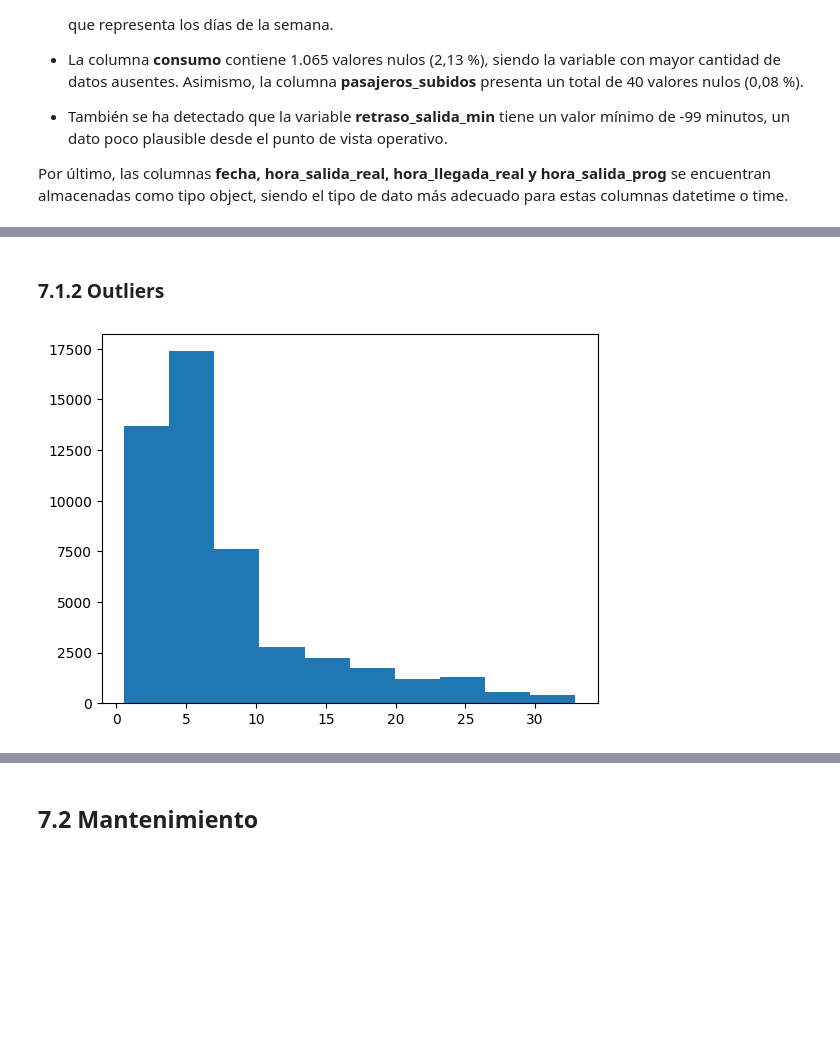
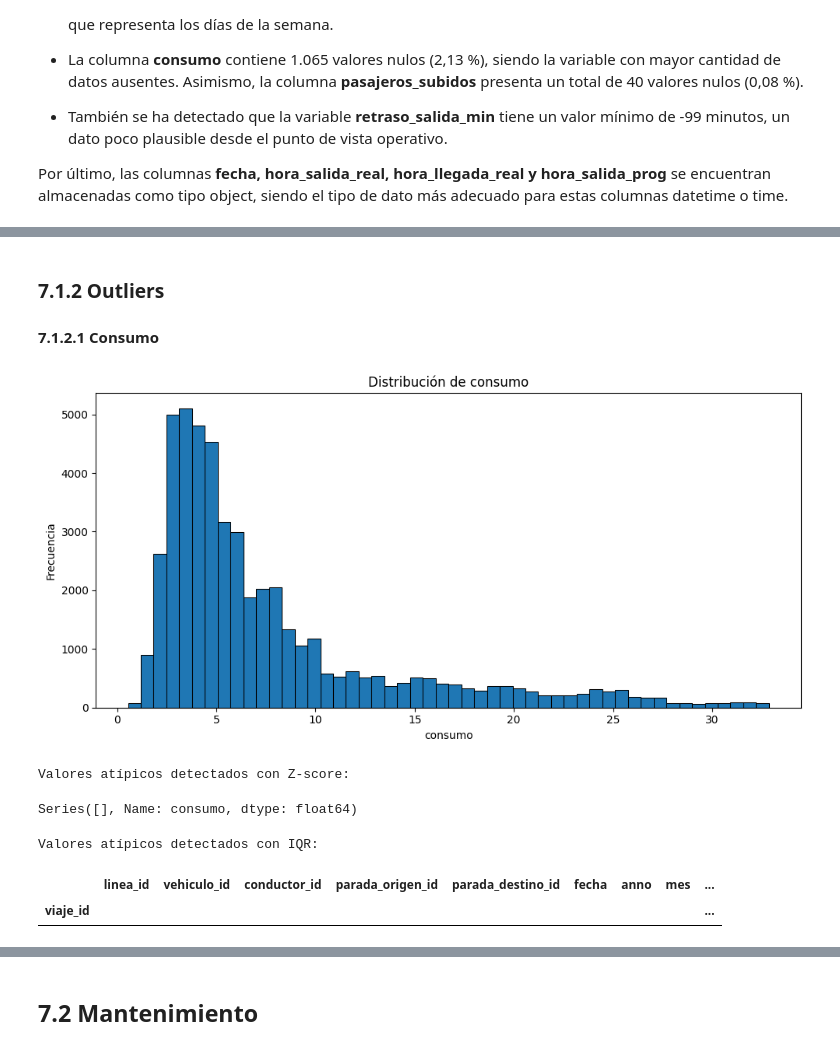
Before and after one commit to Arevaliis/metrobus-data-analytics, a Jupyter notebook: notebooks/01_eda.ipynb, the cells around one changed output, grey strips where cells are left out. Drawn from its saved outputs; the diff is of its cells as text; code cells hidden in the pictures; blank space fills up the shorter version.

Commit message:
feat: Implementacion funciones para calcular y analizar Outliers

```diff
--- a/notebooks/01_eda.ipynb
+++ b/notebooks/01_eda.ipynb
@@ -216,3 +218,20 @@ def crear_tabla_metadatos(df):
                         'Ejemplo de Valores (Max.3)': df.apply(obtener_valores, axis=0)
 
                 }).set_index('Columna').sort_values(by='Tipo_Dato')  # Ordena las columnas por tipo de dato para agrupar los valores estadísticos válidos y evitar la alternancia entre valores y NaN.
+# %%
+def crear_histograma(columna):
+    plt.figure(figsize=(10, 5))
+
+    plt.hist(
+        columna,
+        bins=50,
+        linewidth= 0.75,
+        edgecolor="black"
+        )
+
+    plt.title("Distribución de " + columna.name)
+    plt.xlabel(columna.name)
+    plt.ylabel("Frecuencia")
+
+    plt.tight_layout()
+    plt.show()
@@ -275,7 +339,19 @@ Por último, las columnas **fecha, hora_salida_real, hora_llegada_real y hora_sa
 # %% [markdown]
 ### **7.1.2 Outliers**
+
+#### **7.1.2.1 Consumo**
 # %%
-plt.hist(df_viajes.consumo)
-plt.show()
+crear_histograma(df_viajes.consumo)
 # %% [output]
-[figure, old version]
+[figure, new version]
+# %%
+calcular_z_score(df_viajes, "consumo")
+# %% [output]
+Valores atípicos detectados con Z-score:
+Series([], Name: consumo, dtype: float64)
+# %%
+calcular_iqr(df_viajes, "consumo")
+# %% [output]
+Valores atípicos detectados con IQR:
+|  | linea_id | vehiculo_id | conductor_id | parada_origen_id | parada_destino_id | fecha | anno | mes | ... |
+| viaje_id |  |  |  |  |  |  |  |  | ... |
```
Also changed, not shown: parts of 13 cells of this notebook.
